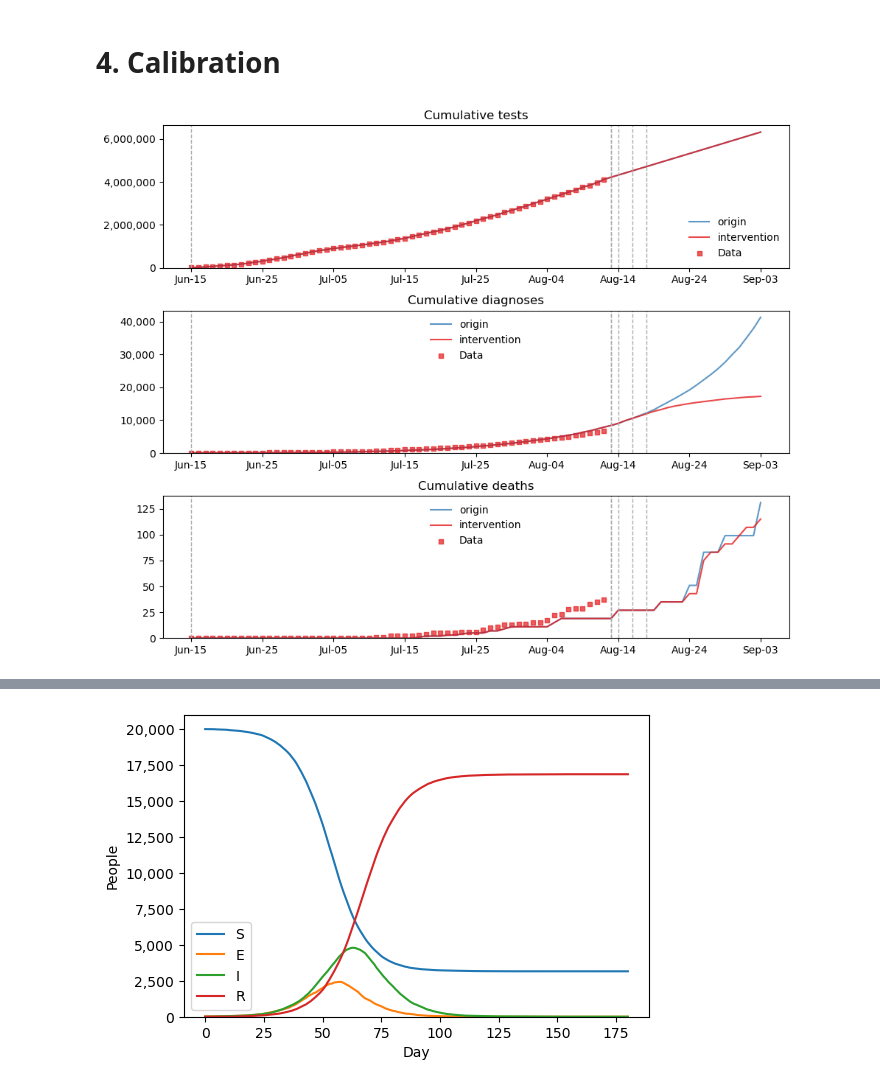
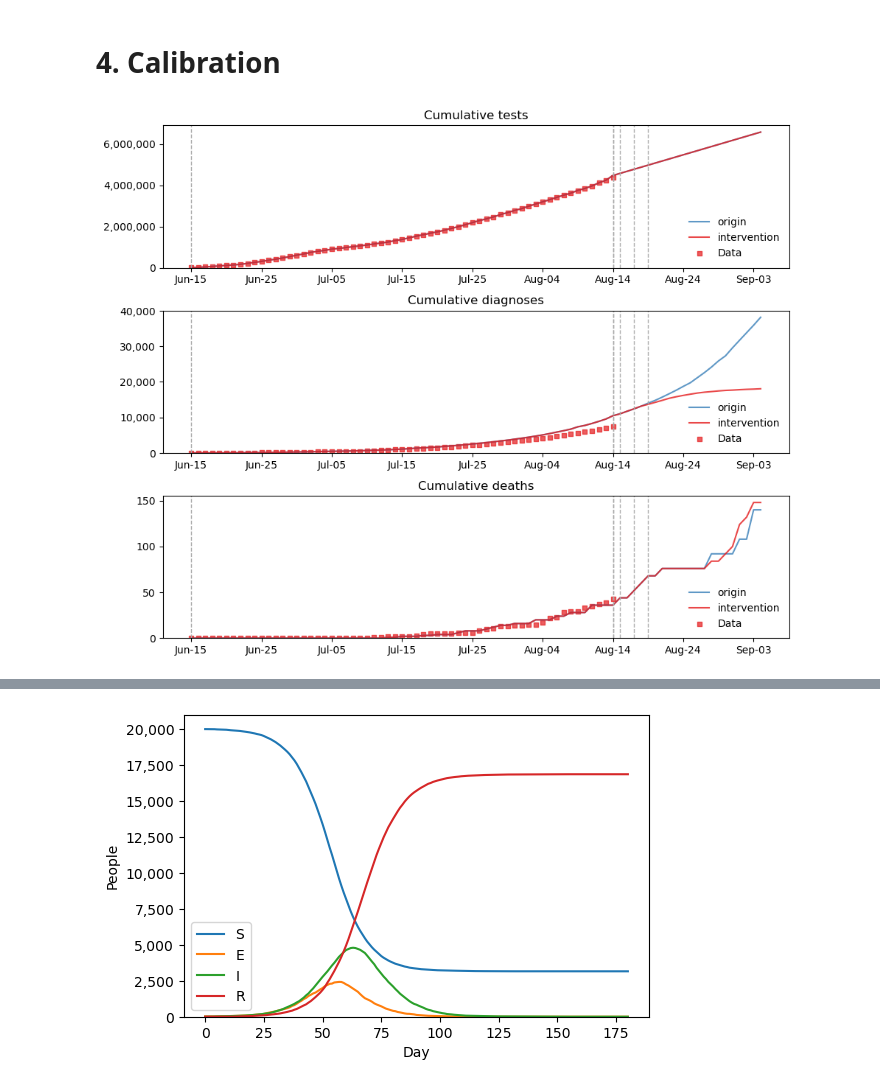
Before and after one commit to john210808/covasim_delta, a Jupyter notebook: demo/week2/process.ipynb, the cells around one changed output, grey strips where cells are left out. Saved outputs shown, nothing was run; the diff lists cells and outputs as text; code cells hidden in the pictures.

```diff
--- a/demo/week2/process.ipynb
+++ b/demo/week2/process.ipynb
@@ -250,43 +255,43 @@ pars = dict(
     pop_type  = 'hybrid',
     pop_size  = 81.66e3, # 8.166M people
     pop_scale = 100,
-    pop_infected = init * 0.01,
+    pop_infected = init * 0.02,
     rescale   = True,
     rescale_threshold = 0.05,
     rescale_factor = 2,
     start_day = start_date,
     end_day   = end_date,
-    beta      = 0.023,
+    beta      = 0.020,
 )
 
 # Interventions
 tn_data = cv.test_num('data')  # actural data from csv
 tn_fixed = cv.test_num(daily_tests=100000, start_day=today)  # daliy test
 tp = cv.test_prob(symp_prob=0.2, asymp_prob=0.001, symp_quar_prob=1.0, asymp_quar_prob=1.0, do_plot=False)
 ct = cv.contact_tracing(start_day=today, trace_probs=dict(h=1.0, s=0.5, w=0.5, c=0.3), do_plot=False)
 
 interventions = [ # intervension using just fixed daliy test after today
     tn_data,
     tn_fixed
 ]
 sim1 = cv.Sim(pars=pars, datafile="nsw.csv", interventions=interventions, label='origin')
 
 interventions2 = [
     cv.clip_edges(days=today, changes=0.0, layers='s', do_plot=True), # close schools
     cv.clip_edges(days=[dayShift(1), dayShift(3), dayShift(5)],
                 changes=[0.3, 0.3, 0.3], layers=['w', 'c'], do_plot=True), # close/reopen work + community
     tn_data,  # actual data from csv
     tn_fixed, # daliy test
     ct        # contact tracing
 ]
 sim2 = cv.Sim(pars=pars, datafile="nsw.csv", interventions=interventions2, label='intervention')
 
 # Run and plot
 msim = cv.MultiSim([sim1, sim2])
 msim.run(n_runs=1)
 msim.plot(to_plot=['cum_tests', 'cum_diagnoses', 'cum_deaths']);
 # %% [output]
-[figure, old version]
+[figure, new version]
 # %%
 from datetime import timedelta, datetime
 
```
Also changed, not shown: parts of 5 cells of this notebook, 7 other files.
